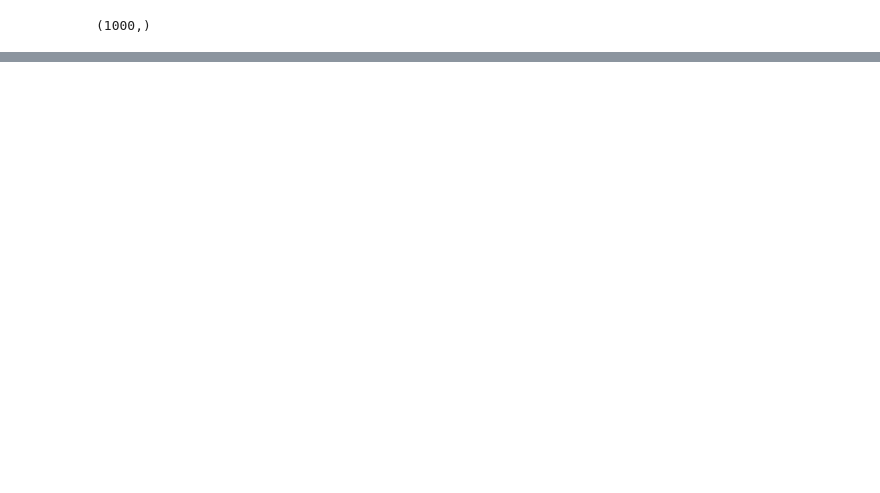
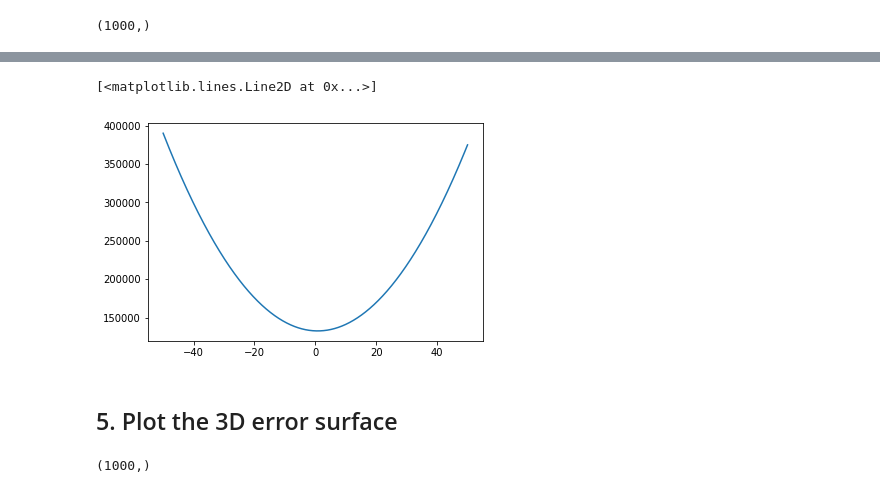
Before and after one commit to Ice-Jeffrey/ML2019, a Jupyter notebook: Homework/Week5/sse.ipynb, the cells around one changed output, grey strips where cells are left out. Drawn from its saved outputs; the diff is of its cells as text; code cells hidden in the pictures; blank space fills up the shorter version.

```diff
--- a/Homework/Week5/sse.ipynb
+++ b/Homework/Week5/sse.ipynb
@@ -81,0 +78,13 @@ plt.plot(samples, errors)
+# %%
+errors=[]
+samples = np.linspace(-50,50, 1000)
+for n in samples:
+    errors.append(loss(rx, ry, [n, 75]))
+errors=pd.Series(errors)
+# %%
+plt.plot(samples, errors)
+# %% [output]
+[<matplotlib.lines.Line2D at 0x...>]
+[figure, added]
+# %% [markdown]
+## 5. Plot the 3D error surface
@@ -81,0 +96,4 @@ plt.plot(samples, errors)
+# %%
+print(errors.shape)
+# %% [output]
+(1000,)
```
Also changed, not shown: parts of 15 cells of this notebook, 5 other files.
